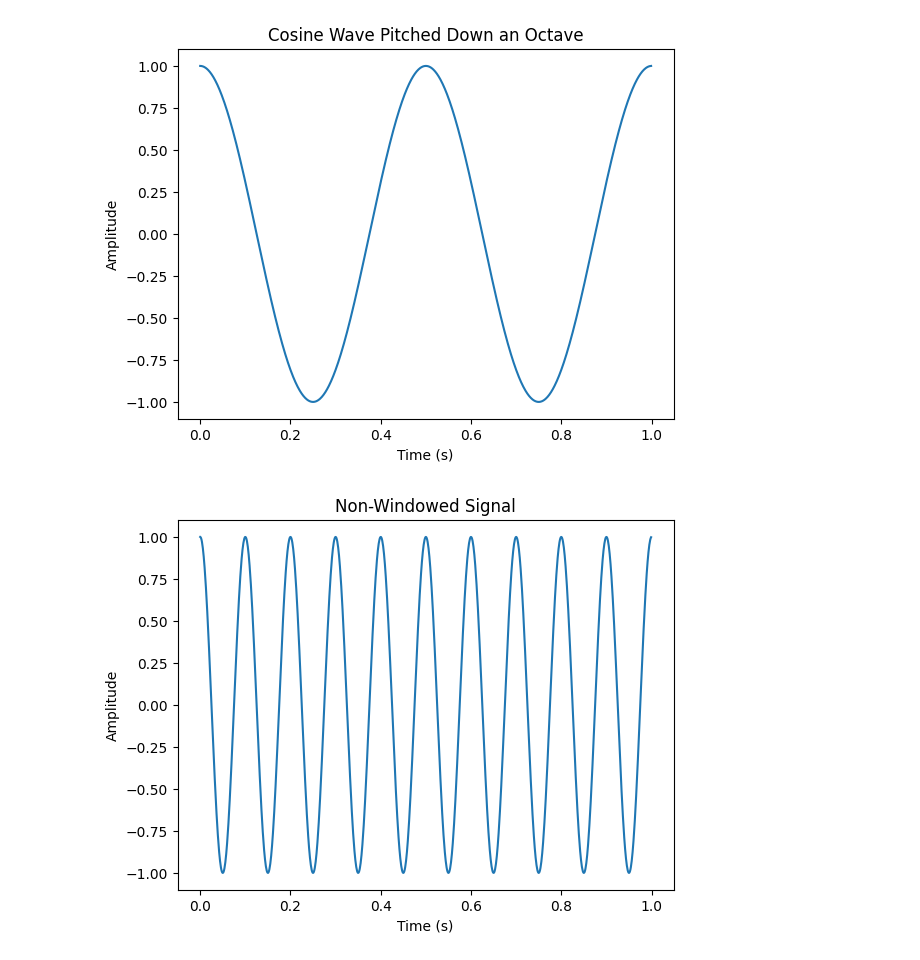
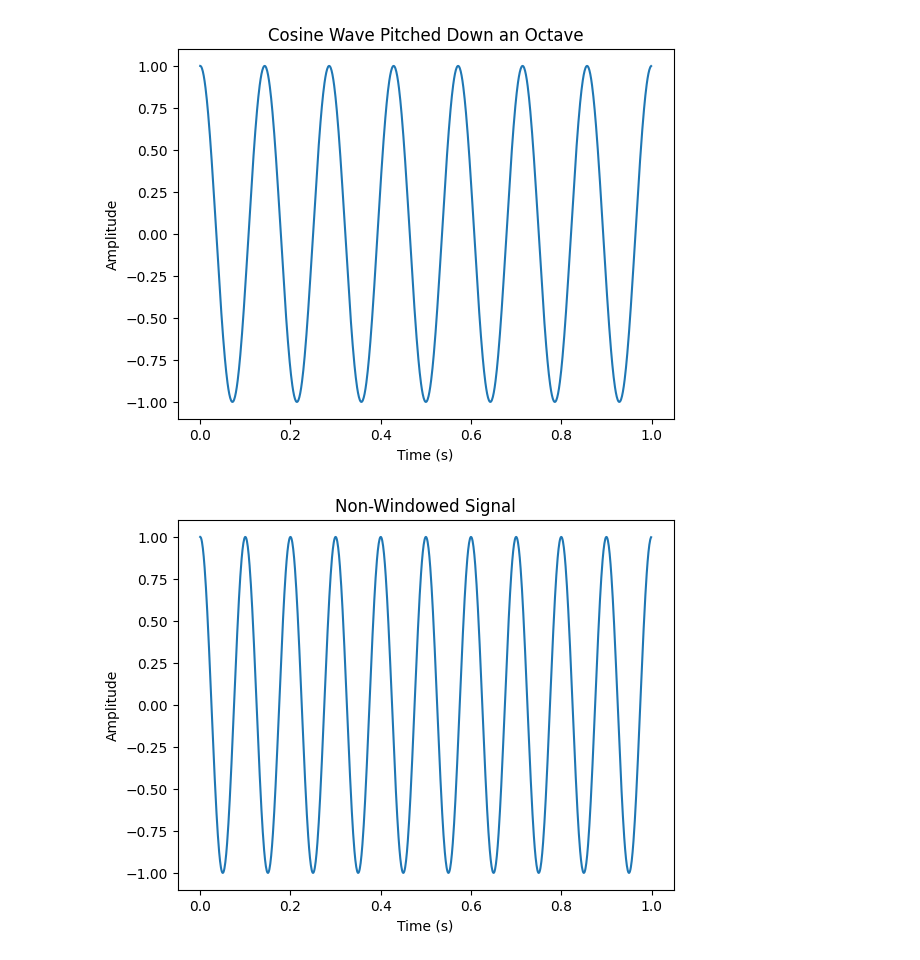
Before and after one commit to samsmith00/junior-IS, a Jupyter notebook: pythonScripts/hanningWindow.ipynb, the cells around one changed output. Cells and saved outputs as stored; diff of their text form; code cells hidden in the pictures.

```diff
--- a/pythonScripts/hanningWindow.ipynb
+++ b/pythonScripts/hanningWindow.ipynb
@@ -30,21 +30,21 @@ Audio(data=x, rate=fs)
 # %% [output]
 [interactive output not drawn]
 # %%
-f = 4
+f = 1
 N = 1024
 fs = 1024
 
 t = np.arange(N) / fs
 
-y = np.cos(2 * np.pi * f*.5* t)
+y = np.cos(2 * np.pi * f*7* t)
 
 plt.plot(t, y)
 plt.title("Cosine Wave Pitched Down an Octave")
 plt.xlabel("Time (s)")
 plt.ylabel("Amplitude")
 plt.show()
 # %% [output]
-[figure, old version]
+[figure, new version]
 # %%
 
 f = 10
```
Also changed, not shown: 3 other files.
